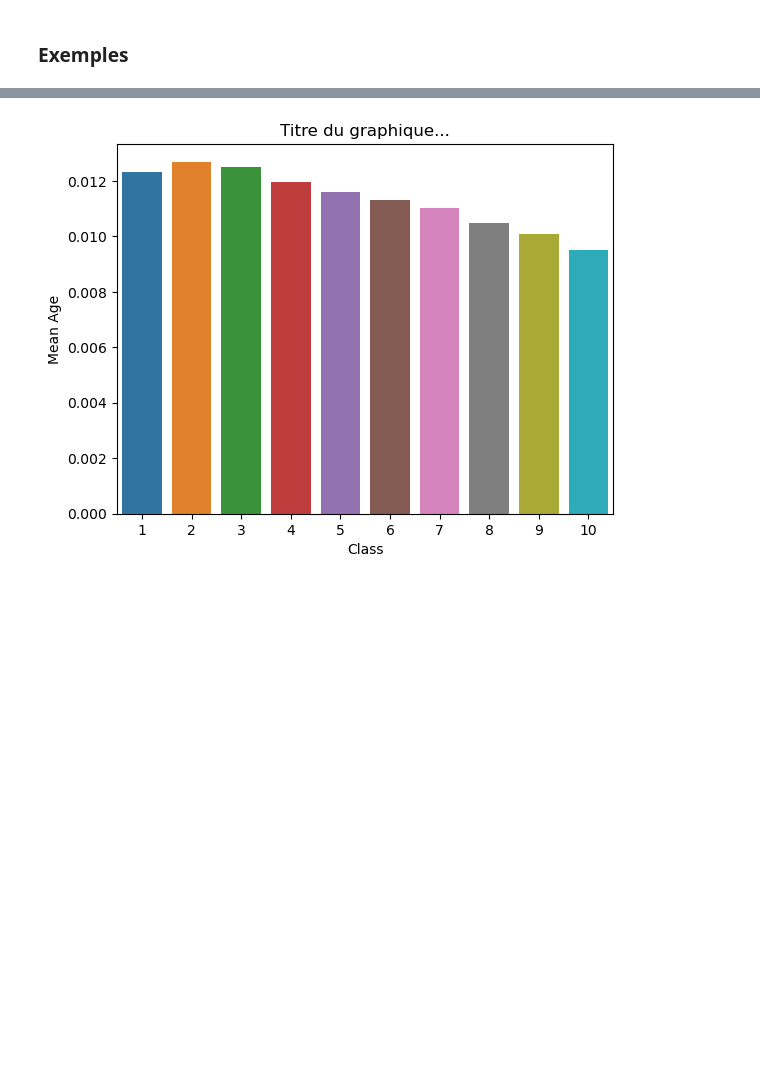
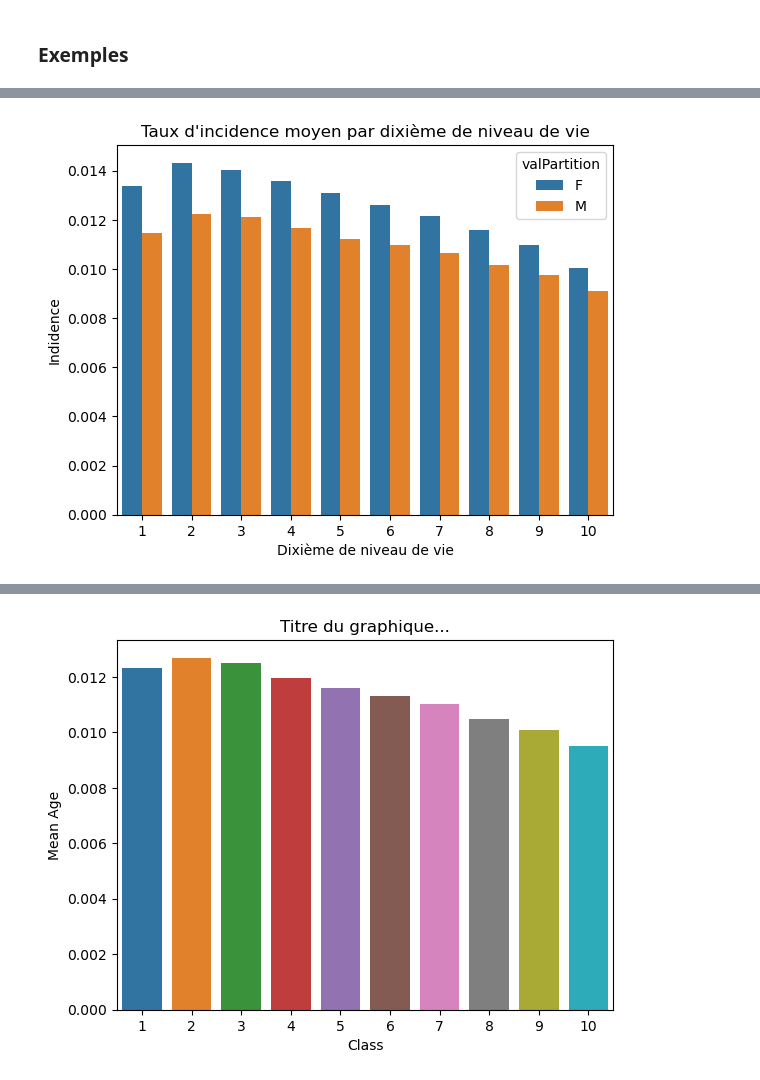
Before and after one commit to bbasa1/Maladies_chroniques_offre_de_soin_inegalites_sociales_ou_facteurs_environnementaux, a Jupyter notebook: Introduction_base.ipynb, the cells around one changed output, grey strips where cells are left out. Cells and saved outputs as stored; diff of their text form; code cells hidden in the pictures; blank space fills up the shorter version.

Commit message:
Ventilation_par_sexe

```diff
--- a/Introduction_base.ipynb
+++ b/Introduction_base.ipynb
@@ -82,3 +83,19 @@ rawData_incidence = rawData_incidence.astype({'valPartition' : float, 'valGroupa
+# %%
+df_loc = selection_variable_barplot(liste_var_groupage = ['FISC_NIVVIEM_E2015_S_moy_10'],
+                                    liste_var_partition = ['SEXE'],
+                                    type_var_groupage = int,
+                                    type_var_partition = float,
+                                    groupby = ['valGroupage', 'valPartition']
+                                   )
+
+sns.barplot(data=df_loc, x= "valGroupage", y="txStandDir", hue = 'valPartition')
+plt.title('Taux d\'incidence moyen par dixième de niveau de vie')
+plt.xlabel('Dixième de niveau de vie')
+plt.ylabel('Indidence')
+# sns.despine()
+plt.show()
+# %% [output]
+[figure, added]
 # %%
 grouped_df = rawData_incidence.groupby(['valGroupage']).mean()
 grouped_df = grouped_df.sort_index()
```
Also changed, not shown: parts of 9 cells of this notebook.
